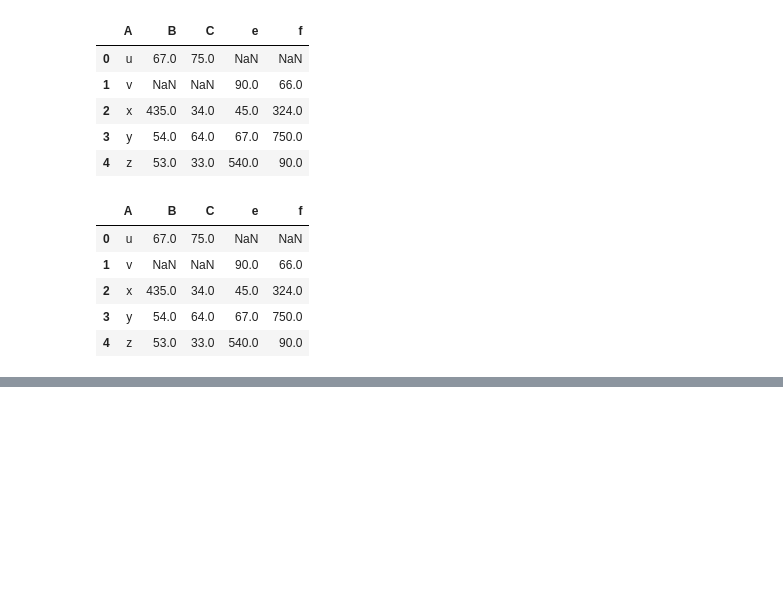
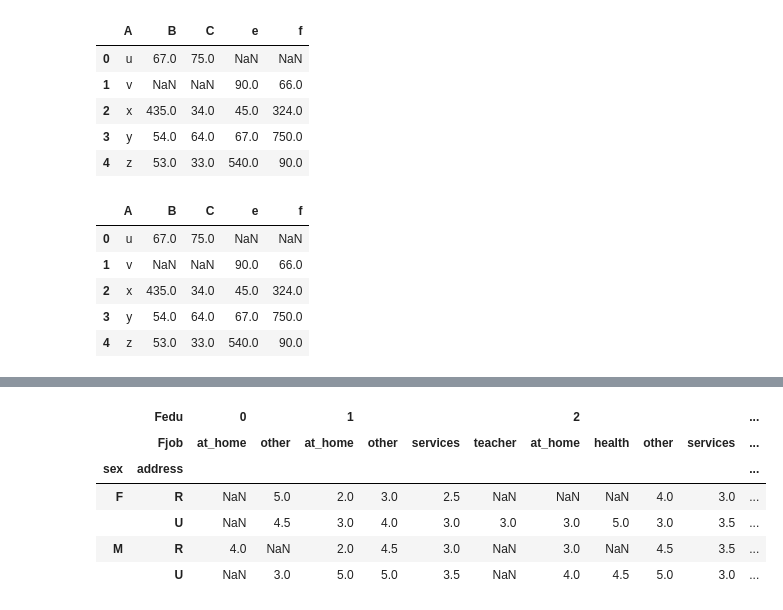
Before and after one commit to atulastey-drreddys/Batch17GrowTechDS, a Jupyter notebook: Pandas/pandas5.ipynb, the cells around one changed output, grey strips where cells are left out. Saved outputs shown, nothing was run; the diff lists cells and outputs as text; code cells hidden in the pictures; blank space fills up the shorter version.

Commit message:
Pandas Complete

```diff
--- a/Pandas/pandas5.ipynb
+++ b/Pandas/pandas5.ipynb
@@ -458,3 +458,5 @@ result
 | 2 | x | 435.0 | 34.0 | 45.0 | 324.0 |
 | 3 | y | 54.0 | 64.0 | 67.0 | 750.0 |
 | 4 | z | 53.0 | 33.0 | 540.0 | 90.0 |
+# %%
+df = pd.read_csv('C:\\Users\\GrowTech\\Desktop\\Data Science 16\\Batch17GrowTechDS\\Pandas\\Performance Dataset\\student-por.csv',sep = ';')
@@ -460,0 +512,13 @@ result
+# %%
+pd.pivot_table(df,values='health',
+               index =['sex','address'],
+               columns=['Fedu','Fjob'],
+               aggfunc='median')
+# %% [output]
+|  | Fedu | 0 |  | 1 |  |  |  | 2 |  |  |  | ... |
+|  | Fjob | at_home | other | at_home | other | services | teacher | at_home | health | other | services | ... |
+| sex | address |  |  |  |  |  |  |  |  |  |  | ... |
+| F | R | NaN | 5.0 | 2.0 | 3.0 | 2.5 | NaN | NaN | NaN | 4.0 | 3.0 | ... |
+|  | U | NaN | 4.5 | 3.0 | 4.0 | 3.0 | 3.0 | 3.0 | 5.0 | 3.0 | 3.5 | ... |
+| M | R | 4.0 | NaN | 2.0 | 4.5 | 3.0 | NaN | 3.0 | NaN | 4.5 | 3.5 | ... |
+|  | U | NaN | 3.0 | 5.0 | 5.0 | 3.5 | NaN | 4.0 | 4.5 | 5.0 | 3.0 | ... |
```
Also changed, not shown: parts of 9 cells of this notebook.
